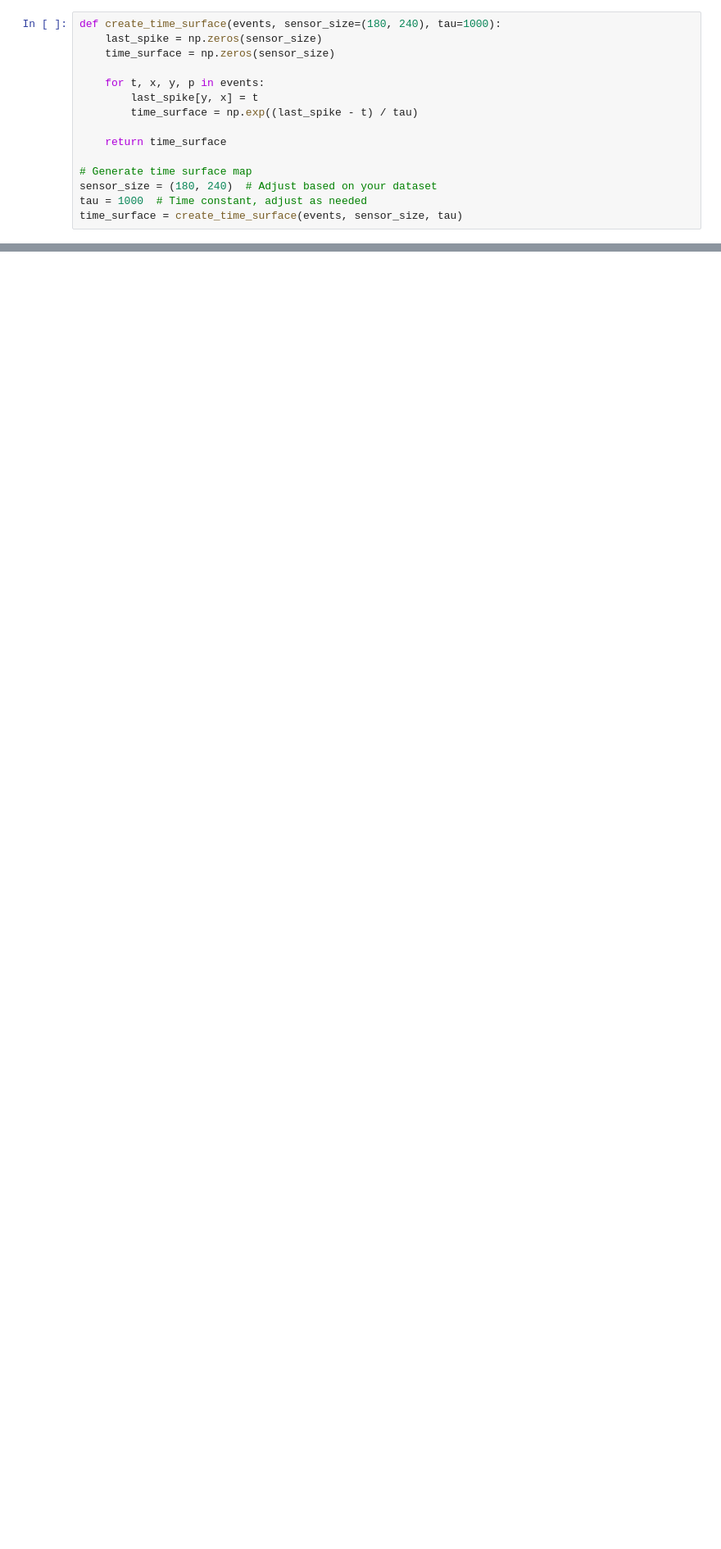
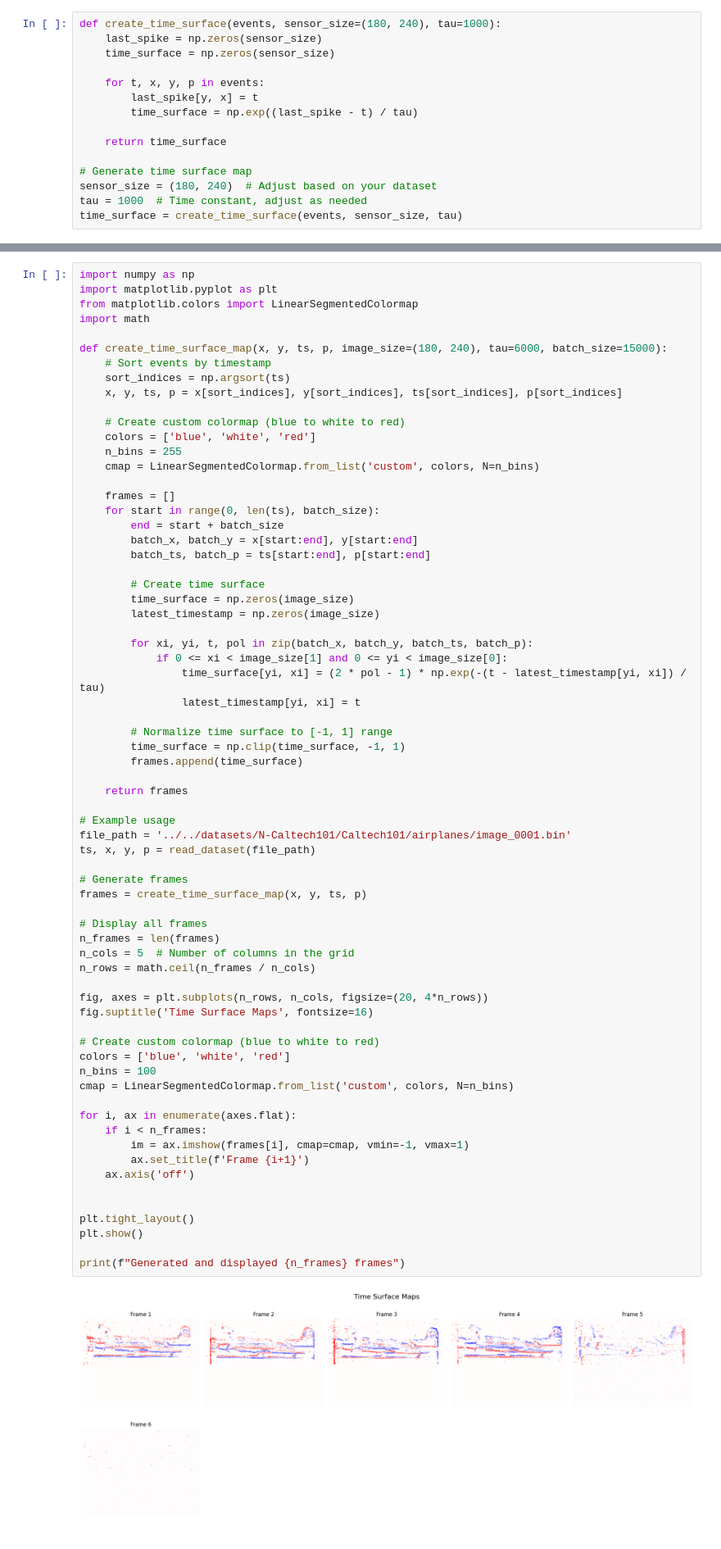
Before and after one commit to gongguhit/gazingev, a Jupyter notebook: pm/test_ncaltech101.ipynb, the cells around one changed output, grey strips where cells are left out. Shown at 82% size. Cells and saved outputs as stored; diff of their text form; blank space fills up the shorter version.

```diff
--- a/pm/test_ncaltech101.ipynb
+++ b/pm/test_ncaltech101.ipynb
@@ -126,0 +397,70 @@ FileNotFoundError: [Errno 2] No such file or directory: 'path/to/n_caltech101_da
+# %%
+import numpy as np
+import matplotlib.pyplot as plt
+from matplotlib.colors import LinearSegmentedColormap
+import math
+
+def create_time_surface_map(x, y, ts, p, image_size=(180, 240), tau=6000, batch_size=15000):
+    # Sort events by timestamp
+    sort_indices = np.argsort(ts)
+    x, y, ts, p = x[sort_indices], y[sort_indices], ts[sort_indices], p[sort_indices]
+
+    # Create custom colormap (blue to white to red)
+    colors = ['blue', 'white', 'red']
+    n_bins = 255
+    cmap = LinearSegmentedColormap.from_list('custom', colors, N=n_bins)
+
+    frames = []
+    for start in range(0, len(ts), batch_size):
+        end = start + batch_size
+        batch_x, batch_y = x[start:end], y[start:end]
+        batch_ts, batch_p = ts[start:end], p[start:end]
+
+        # Create time surface
+        time_surface = np.zeros(image_size)
+        latest_timestamp = np.zeros(image_size)
+
+        for xi, yi, t, pol in zip(batch_x, batch_y, batch_ts, batch_p):
+            if 0 <= xi < image_size[1] and 0 <= yi < image_size[0]:
+                time_surface[yi, xi] = (2 * pol - 1) * np.exp(-(t - latest_timestamp[yi, xi]) / tau)
+                latest_timestamp[yi, xi] = t
+
+        # Normalize time surface to [-1, 1] range
+        time_surface = np.clip(time_surface, -1, 1)
+        frames.append(time_surface)
+
+    return frames
+
+# Example usage
+file_path = '../../datasets/N-Caltech101/Caltech101/airplanes/image_0001.bin'
+ts, x, y, p = read_dataset(file_path)
+
+# Generate frames
+frames = create_time_surface_map(x, y, ts, p)
+
+# Display all frames
+n_frames = len(frames)
+n_cols = 5  # Number of columns in the grid
+n_rows = math.ceil(n_frames / n_cols)
+
+fig, axes = plt.subplots(n_rows, n_cols, figsize=(20, 4*n_rows))
+fig.suptitle('Time Surface Maps', fontsize=16)
+
+# Create custom colormap (blue to white to red)
+colors = ['blue', 'white', 'red']
+n_bins = 100
+cmap = LinearSegmentedColormap.from_list('custom', colors, N=n_bins)
+
+for i, ax in enumerate(axes.flat):
+    if i < n_frames:
+        im = ax.imshow(frames[i], cmap=cmap, vmin=-1, vmax=1)
+        ax.set_title(f'Frame {i+1}')
+    ax.axis('off')
+
+
+plt.tight_layout()
+plt.show()
+
+print(f"Generated and displayed {n_frames} frames")
+# %% [output]
+[figure, added]
```
Also changed, not shown: parts of 8 cells of this notebook, 8 other files.
